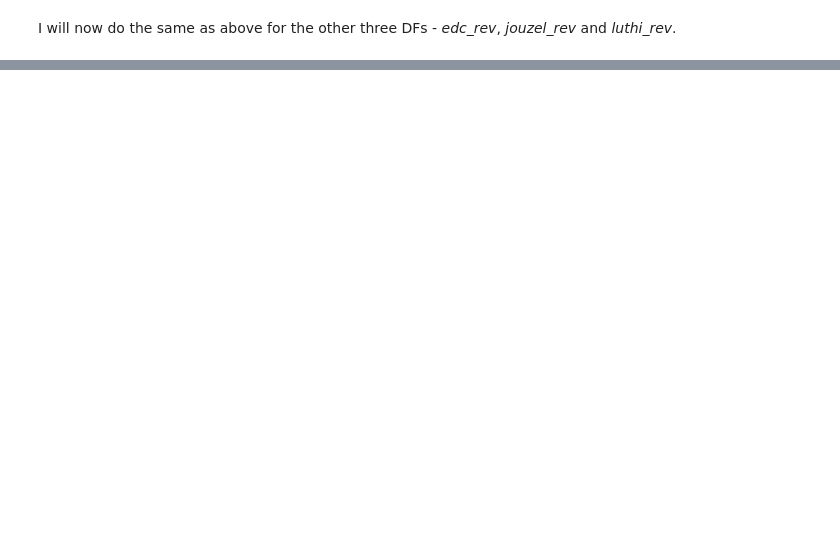
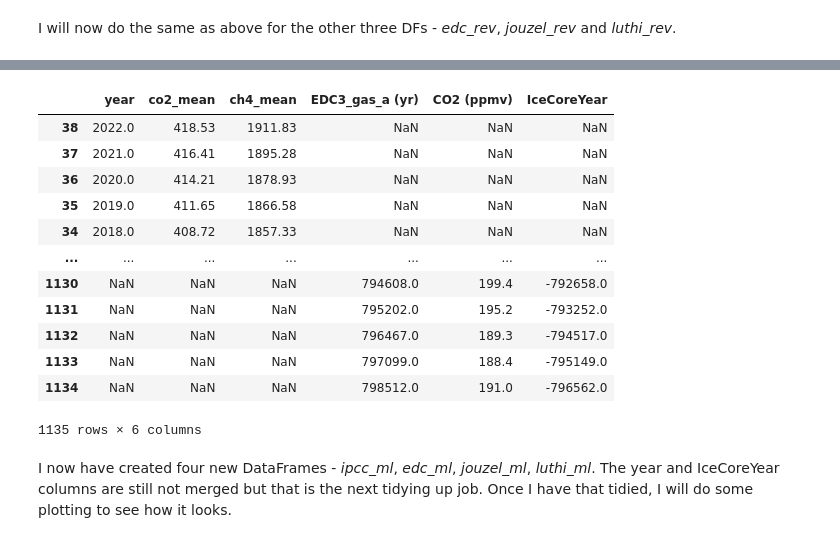
Before and after one commit to turps-pc90/PfDA_ClimateProject, a Jupyter notebook: project.ipynb, the cells around one changed output, grey strips where cells are left out. Saved outputs shown, nothing was run; the diff lists cells and outputs as text; code cells hidden in the pictures; blank space fills up the shorter version.

```diff
--- a/project.ipynb
+++ b/project.ipynb
@@ -339,0 +382,25 @@ I will now do the same as above for the other three DFs - *edc_rev*, *jouzel_rev
+# %%
+# Merge both luthi_rev and mauna_loa  DataFrames on 'year', keeping all rows from both DataFrames
+luthi_ml = pd.merge(mauna_loa, luthi_rev, left_on='year', right_on='IceCoreYear', how='outer')
+
+# Sort the merged DataFrame by 'year' in descending order
+luthi_ml = luthi_ml.sort_values(by='year', ascending=False)
+
+# Display the merged DataFrame
+luthi_ml
+# %% [output]
+|  | year | co2_mean | ch4_mean | EDC3_gas_a (yr) | CO2 (ppmv) | IceCoreYear |
+| 38 | 2022.0 | 418.53 | 1911.83 | NaN | NaN | NaN |
+| 37 | 2021.0 | 416.41 | 1895.28 | NaN | NaN | NaN |
+| 36 | 2020.0 | 414.21 | 1878.93 | NaN | NaN | NaN |
+| 35 | 2019.0 | 411.65 | 1866.58 | NaN | NaN | NaN |
+| 34 | 2018.0 | 408.72 | 1857.33 | NaN | NaN | NaN |
+| ... | ... | ... | ... | ... | ... | ... |
+| 1130 | NaN | NaN | NaN | 794608.0 | 199.4 | -792658.0 |
+| 1131 | NaN | NaN | NaN | 795202.0 | 195.2 | -793252.0 |
+| 1132 | NaN | NaN | NaN | 796467.0 | 189.3 | -794517.0 |
+| 1133 | NaN | NaN | NaN | 797099.0 | 188.4 | -795149.0 |
+| 1134 | NaN | NaN | NaN | 798512.0 | 191.0 | -796562.0 |
+1135 rows × 6 columns
+# %% [markdown]
+I now have created four new DataFrames - *ipcc_ml*, *edc_ml*, *jouzel_ml*, *luthi_ml*. The year and IceCoreYear columns are still not merged but that is the next tidying up job. Once I have that tidied, I will do some plotting to see how it looks.
```
Also changed, not shown: parts of 3 cells of this notebook.
